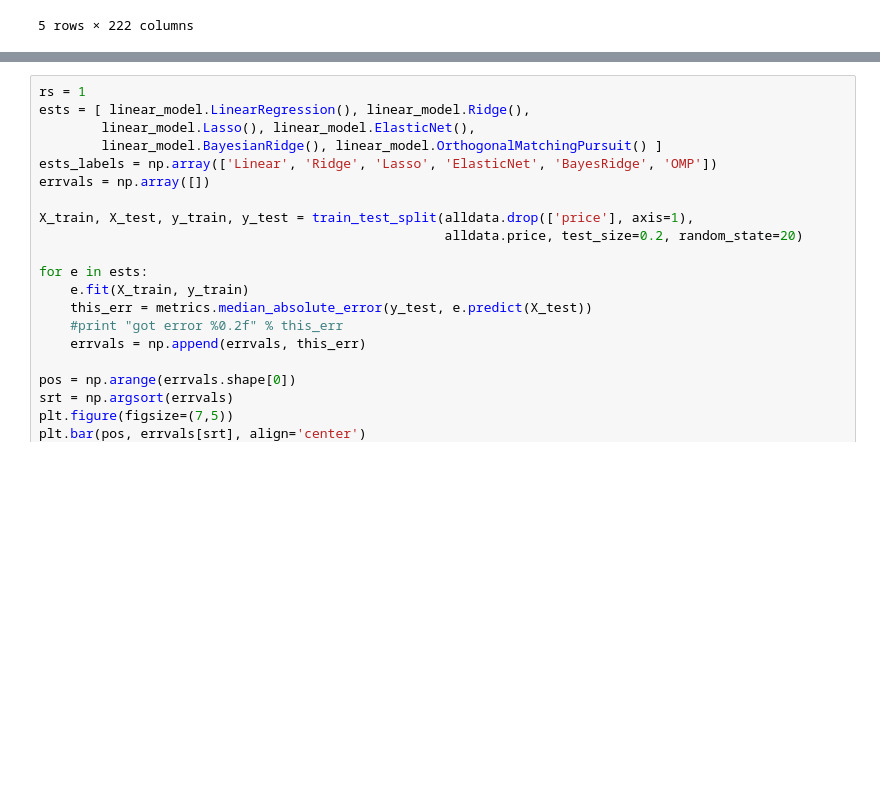
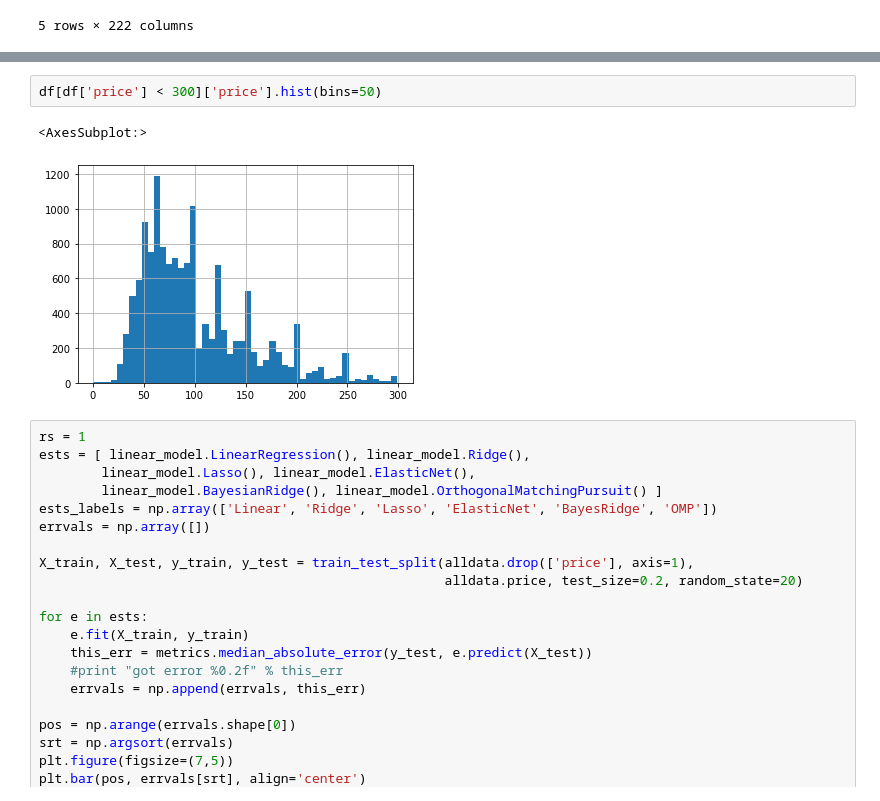
Before and after one commit to tauimonen/machine-learning, a Jupyter notebook: New York prediction.ipynb, the cells around one changed output, grey strips where cells are left out. Drawn from its saved outputs; the diff is of its cells as text; blank space fills up the shorter version.

```diff
--- a/New York prediction.ipynb
+++ b/New York prediction.ipynb
@@ -164,6 +165,11 @@ axs = pd.plotting.scatter_matrix(alldata[scattercols],
                         figsize=(12, 12), c='red')
 # %% [output]
 [figure]
+# %%
+df[df['price'] < 300]['price'].hist(bins=50)
+# %% [output]
+<AxesSubplot:>
+[figure, added]
 # %%
 rs = 1
 ests = [ linear_model.LinearRegression(), linear_model.Ridge(),
```
Also changed, not shown: parts of 2 cells of this notebook, 2 other files.
